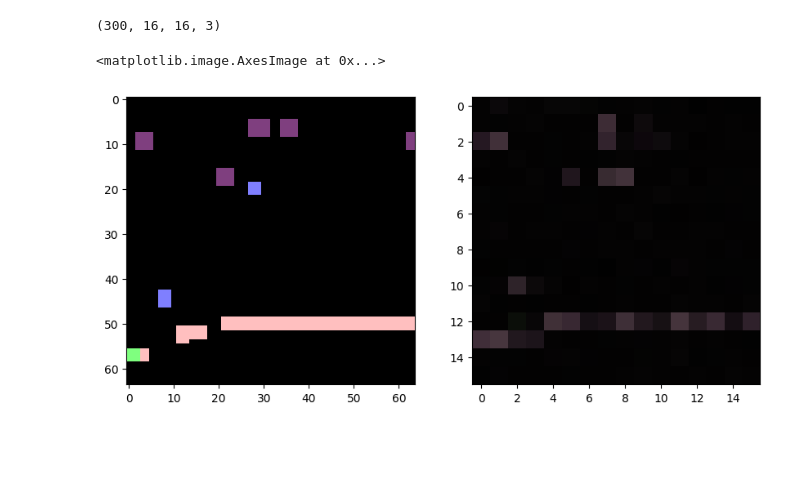
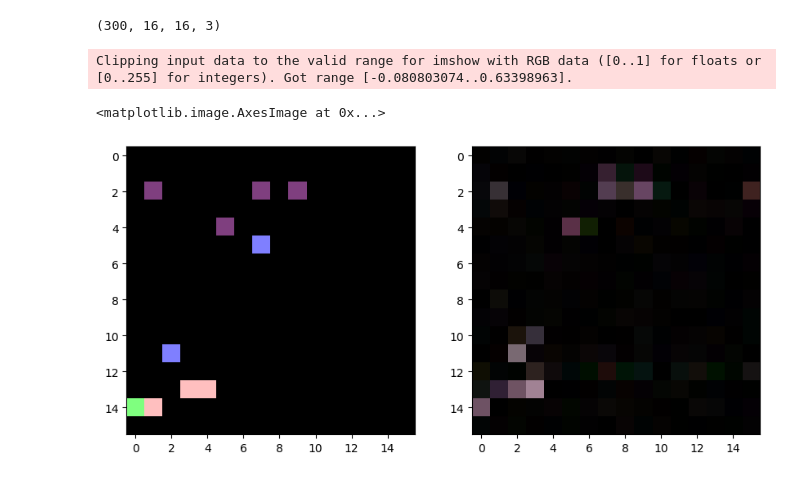
Before and after one commit to Lord225/explain-rl, a Jupyter notebook: explain/explainer_test1.ipynb, the cells around one changed output. Drawn from its saved outputs; the diff is of its cells as text; code cells hidden in the pictures; blank space fills up the shorter version.

```diff
--- a/explain/explainer_test1.ipynb
+++ b/explain/explainer_test1.ipynb
@@ -519,5 +590,5 @@ if not os.path.exists(filename):
 # %%
-FILE_NAME = "/home/lord225/pyrepos/explain-rl/models/20250323-093959-ManageFatherHappen_18_v3.1"
+FILE_NAME = "/home/lord225/pyrepos/explain-rl/models/20250324-135715-MoreAcceptAgency_9_v3.1"
 
 model = PPO.load(FILE_NAME,
                     env=venv,
@@ -692,31 +805,35 @@ X_masked.shape, y_masked.shape
 data_extractor = nn.Sequential(
     nn.Linear(64, 64),
     nn.ReLU(),
-    nn.Linear(64, 32),
+    nn.Linear(64, 64),
     nn.ReLU(),
-    nn.Linear(32, 3)
+    nn.Linear(64, 3),
 )
 
+print(X.shape, y.shape)
+
+
 dataset_features = th.utils.data.TensorDataset(X, y)
-train_loader = th.utils.data.DataLoader(dataset_features, batch_size=1024, shuffle=True, num_workers=4)
 
-# Define optimizer and scheduler
+dataset_features = th.utils.data.ConcatDataset([dataset_features]*2)
+
+train_loader = th.utils.data.DataLoader(dataset_features, batch_size=512, shuffle=True, num_workers=4)
+
 optimizer = th.optim.Adam(data_extractor.parameters(), lr=1e-3)
-scheduler = th.optim.lr_scheduler.MultiStepLR(optimizer, milestones=[10, 15, 20], gamma=0.1)
+scheduler = th.optim.lr_scheduler.MultiStepLR(optimizer, milestones=[1, 2], gamma=0.1)
 
-# Training loop
-epoches = tqdm.tqdm(range(30))
+epoches = tqdm.tqdm(range(3))
+losses_rgb_trained = []
 for epoch in epoches:
-    losses = []
-    for i, (features, target) in enumerate(train_loader):
+    for features, target in train_loader:
         optimizer.zero_grad()
         output = data_extractor(features)
+        # target is int,
         loss = F.mse_loss(output, target)
-        losses.append(loss.item())
+        losses_rgb_trained.append(loss.item())
         loss.backward()
         optimizer.step()
 
-        if i % 100 == 0:
-            epoches.set_description(f"Epoch {epoch} Loss: {np.mean(losses[-100:])}")
-
-    scheduler.step()
+        if len(losses_rgb_trained) > 100 and len(losses_rgb_trained) % 10 == 0:
+            epoches.set_description(f"Epoch {epoch} Loss: {np.mean(losses_rgb_trained[-100:])}")
+        scheduler.step()
@@ -728,16 +848,17 @@ plt.plot(losses)
 # %%
-output = data_extractor(X[:16*16*300])
-output = output.detach().numpy().reshape(-1, 16, 16, 3)
-output.shape
+output_rgb_tuned = data_extractor(X[:16*16*300])
+output_rgb_tuned = output_rgb_tuned.detach().numpy().reshape(-1, 16, 16, 3)
+output_rgb_tuned.shape
 # %% [output]
 (300, 16, 16, 3)
 # %%
 # plot
 fig, ax = plt.subplots(1, 2, figsize=(10, 5))
 
 I = 200
-ax[0].imshow(seg_observations[I])
-ax[1].imshow(output[I, :, :, :])
+ax[0].imshow(y.reshape(-1, 16, 16, 3)[I, :, :, :])
+ax[1].imshow(output_rgb_tuned[I, :, :, :])
 # %% [output]
-<matplotlib.image.AxesImage at 0x...>
+Clipping input data to the valid range for imshow with RGB data ([0..1] for floats or [0..255] for integers). Got range [-0.080803074..0.63398963].
+<matplotlib.image.AxesImage at 0x...>
-[figure, old version]
+[figure, new version]
```
Also changed, not shown: parts of 36 cells of this notebook, 8 other files.
